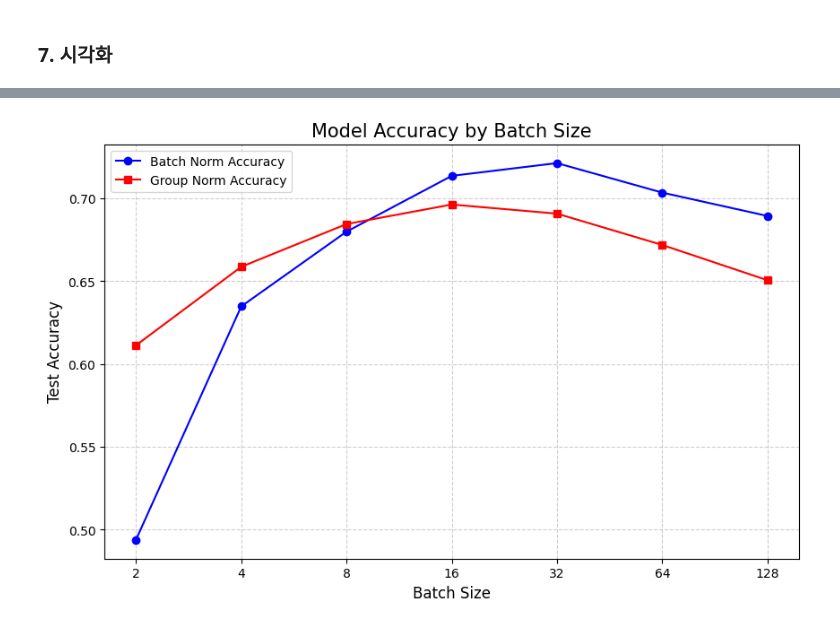
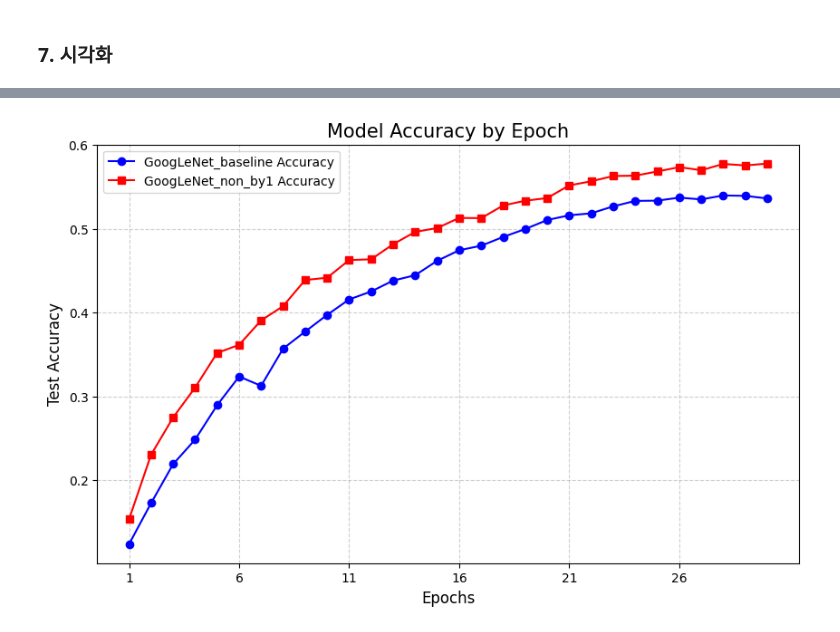
Before and after one commit to guddn/majorCNN_AI-midterm_Report-, a Jupyter notebook: 3번_GoogLeNet.ipynb, the cells around one changed output, grey strips where cells are left out. Drawn from its saved outputs; the diff is of its cells as text; code cells hidden in the pictures.

```diff
--- a/3번_GoogLeNet.ipynb
+++ b/3번_GoogLeNet.ipynb
@@ -110,7 +110,7 @@ class GoogLeNet_original(nn.Module):
         self.conv1 = BasicConv2d(3, 64, kernel_size=7, stride=2, padding=3)
         self.maxpool1 = nn.MaxPool2d(3, stride=2, padding=1)
 
-        self.conv2 = BasicConv2d(64, 64, kernel_size=1),
+        self.conv2 = BasicConv2d(64, 64, kernel_size=1)
         self.conv3 = BasicConv2d(64, 192, kernel_size=3, padding=1)
         self.maxpool2 = nn.MaxPool2d(3, stride=2, padding=1)
 
@@ -134,7 +134,7 @@ class GoogLeNet_original(nn.Module):
 
     def forward(self, x):
         x = self.maxpool1(self.conv1(x))
-        x = self.maxpool2(self.conv3(self.conv2[0](x))) # conv2 is wrapped in tuple if not careful
+        x = self.maxpool2(self.conv3(self.conv2(x)))
 
         x = self.maxpool3(self.inception3b(self.inception3a(x)))
         x = self.inception4e(self.inception4d(self.inception4c(self.inception4b(self.inception4a(x)))))
@@ -546,0 +341,17 @@ current_batch_size: 4 - batch_norm
+# %%
+# non_by1 학습--------------------------------------------------------------------
+current_model = models["non_by1"]
+optimizer = optim.SGD(current_model.parameters(), 1e-2, momentum=0.9, nesterov=True, weight_decay=5e-4)
+scheduler = lr_scheduler.CosineAnnealingLR(optimizer, T_max=EPOCHS)
+
+print('='*50)
+print('non_by1')
+for epoch in tqdm(range(EPOCHS)):
+    train_acc, train_loss = train(train_loader, current_model, criterion, optimizer, scheduler)
+    test_acc, test_loss = test(test_loader, current_model, criterion)
+
+    if(epoch%5 == 0 or epoch == EPOCHS -1):
+        print(f'non_by1_train_acc:{train_acc:.4f} non_by1_test_acc:{test_acc:.4f}')
+
+    train_logs["non_by1_acc"].append(train_acc)
+    test_logs["non_by1_acc"].append(test_acc)
@@ -549,24 +390,20 @@ current_batch_size: 4 - batch_norm
 # %%
 import matplotlib.pyplot as plt
 
-# batch size별 모델 정확도 시각화
+# epoch별 모델 정확도 시각화
 plt.figure(figsize=(10, 6))
-batchsize__ = [2, 4, 8, 16, 32, 64, 128]
+epochs = range(1, EPOCHS + 1)
 
-bn_acc_reversed = batchsize_test_logs["batch_norm_acc"][::-1]
-gn_acc_reversed = batchsize_test_logs["group_norm_acc"][::-1]
+plt.plot(epochs, test_logs["baseline_acc"], 'b-o', label='GoogLeNet_baseline Accuracy')
+plt.plot(epochs, test_logs["non_by1_acc"], 'r-s', label='GoogLeNet_non_by1 Accuracy')
+plt.xticks(range(1, EPOCHS + 1, 5))
 
-plt.plot(batchsize__, bn_acc_reversed, 'b-o', label='Batch Norm Accuracy')
-plt.plot(batchsize__, gn_acc_reversed, 'r-s', label='Group Norm Accuracy')
-plt.xscale('log', base=2)
-plt.xticks(batchsize__, labels=batchsize__)
-
-plt.title(f'Model Accuracy by Batch Size', fontsize=15)
-plt.xlabel('Batch Size', fontsize=12)
+plt.title(f'Model Accuracy by Epoch', fontsize=15)
+plt.xlabel('Epochs', fontsize=12)
 plt.ylabel('Test Accuracy', fontsize=12)
 plt.legend()
 
 plt.grid(True, linestyle='--', alpha=0.6)
 plt.show()
 # %% [output]
-[figure, old version]
+[figure, new version]
```
Also changed, not shown: parts of 9 cells of this notebook, 1 other file.
